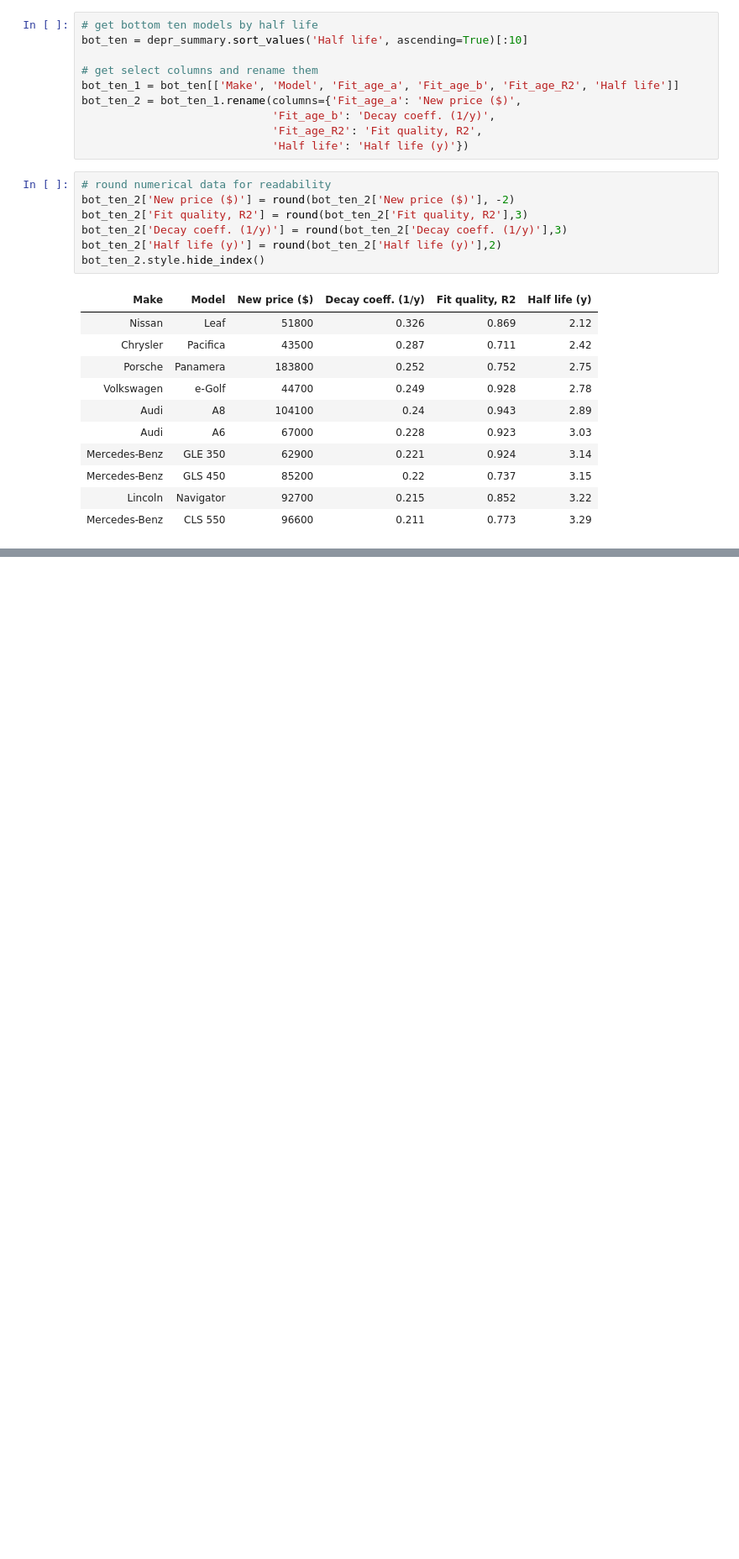
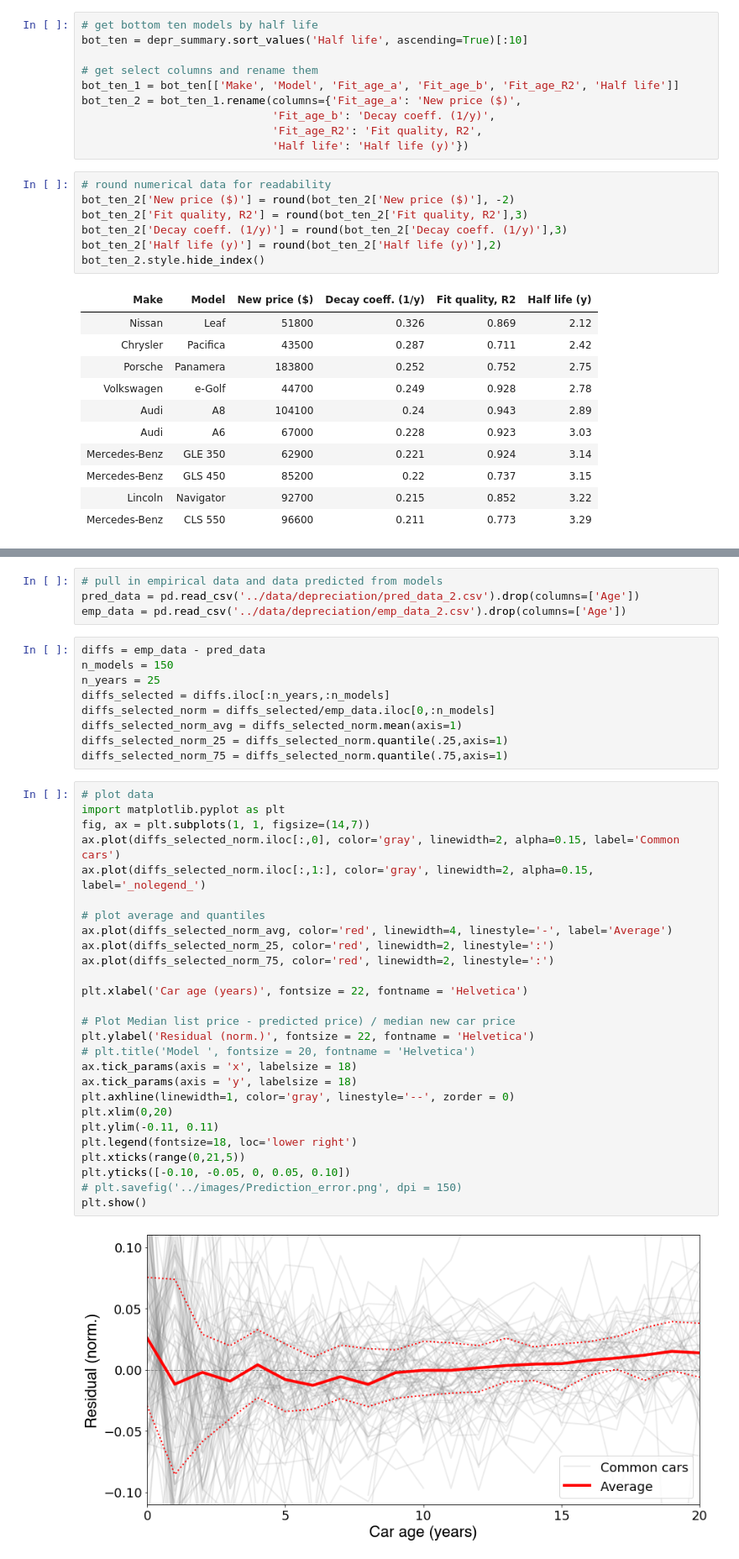
Before and after one commit to mboles01/Cars, a Jupyter notebook: notebooks/Untitled.ipynb, the cells around one changed output, grey strips where cells are left out. Shown at 84% size. Saved outputs shown, nothing was run; the diff lists cells and outputs as text; blank space fills up the shorter version.

```diff
--- a/notebooks/Untitled.ipynb
+++ b/notebooks/Untitled.ipynb
@@ -93,0 +109,42 @@ full_data_set_clean = full_data_set.rename(columns={"Fit_age_a": "New Price",
+# %%
+# pull in empirical data and data predicted from models
+pred_data = pd.read_csv('../data/depreciation/pred_data_2.csv').drop(columns=['Age'])
+emp_data = pd.read_csv('../data/depreciation/emp_data_2.csv').drop(columns=['Age'])
+# %%
+diffs = emp_data - pred_data
+n_models = 150
+n_years = 25
+diffs_selected = diffs.iloc[:n_years,:n_models]
+diffs_selected_norm = diffs_selected/emp_data.iloc[0,:n_models]
+diffs_selected_norm_avg = diffs_selected_norm.mean(axis=1)
+diffs_selected_norm_25 = diffs_selected_norm.quantile(.25,axis=1)
+diffs_selected_norm_75 = diffs_selected_norm.quantile(.75,axis=1)
+# %%
+# plot data
+import matplotlib.pyplot as plt
+fig, ax = plt.subplots(1, 1, figsize=(14,7))
+ax.plot(diffs_selected_norm.iloc[:,0], color='gray', linewidth=2, alpha=0.15, label='Common cars')
+ax.plot(diffs_selected_norm.iloc[:,1:], color='gray', linewidth=2, alpha=0.15, label='_nolegend_')
+
+# plot average and quantiles
+ax.plot(diffs_selected_norm_avg, color='red', linewidth=4, linestyle='-', label='Average')
+ax.plot(diffs_selected_norm_25, color='red', linewidth=2, linestyle=':')
+ax.plot(diffs_selected_norm_75, color='red', linewidth=2, linestyle=':')
+
+plt.xlabel('Car age (years)', fontsize = 22, fontname = 'Helvetica')
+
+# Plot Median list price - predicted price) / median new car price
+plt.ylabel('Residual (norm.)', fontsize = 22, fontname = 'Helvetica')
+# plt.title('Model ', fontsize = 20, fontname = 'Helvetica')
+ax.tick_params(axis = 'x', labelsize = 18)
+ax.tick_params(axis = 'y', labelsize = 18)
+plt.axhline(linewidth=1, color='gray', linestyle='--', zorder = 0)
+plt.xlim(0,20)
+plt.ylim(-0.11, 0.11)
+plt.legend(fontsize=18, loc='lower right')
+plt.xticks(range(0,21,5))
+plt.yticks([-0.10, -0.05, 0, 0.05, 0.10])
+# plt.savefig('../images/Prediction_error.png', dpi = 150)
+plt.show()
+# %% [output]
+[figure, added]
```
Also changed, not shown: parts of 8 cells of this notebook, 38 other files.
